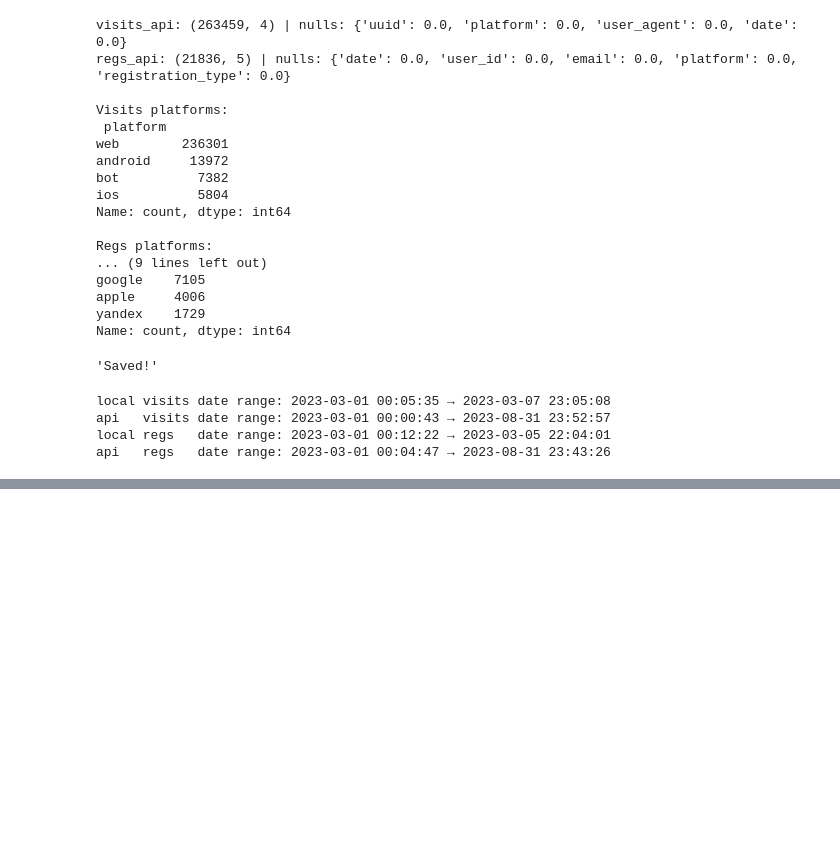
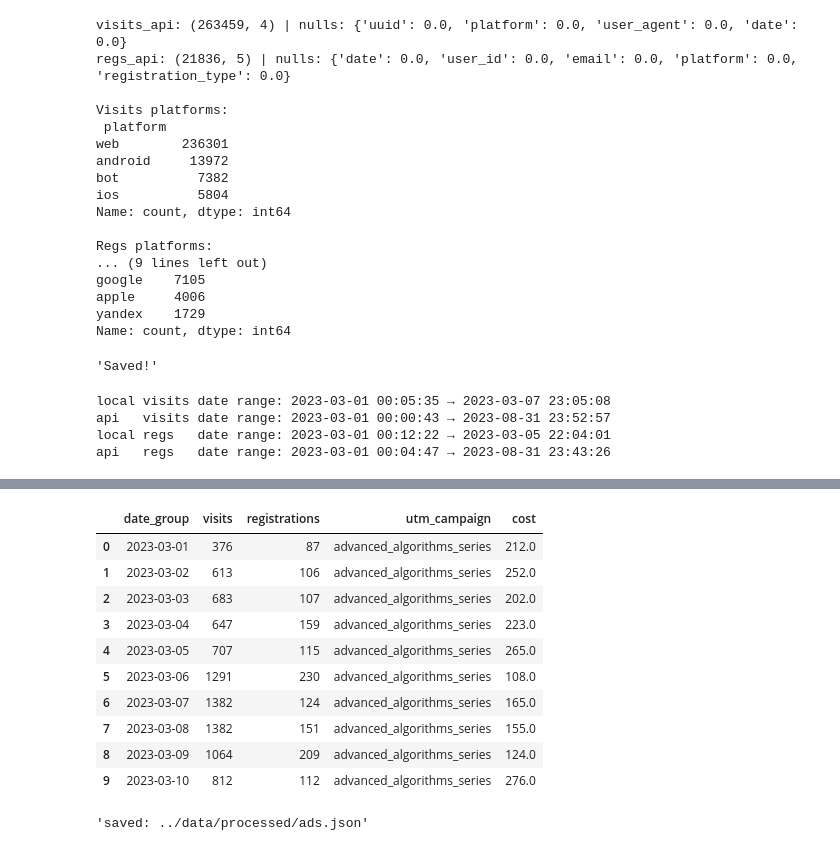
Before and after one commit to Alwson/data-analytics-project-100, a Jupyter notebook: notebooks/02_data_prep.ipynb, the cells around one changed output, grey strips where cells are left out. Cells and saved outputs as stored; diff of their text form; code cells hidden in the pictures; blank space fills up the shorter version.

```diff
--- a/notebooks/02_data_prep.ipynb
+++ b/notebooks/02_data_prep.ipynb
@@ -253,0 +314,15 @@ api   regs   date range: 2023-03-01 00:04:47 → 2023-08-31 23:43:26
+# %%
+# 1) читаем файл рекламы
+# если вдруг у тебя разделитель ; (точка с запятой), смени на: pd.read_csv("../data/raw/ads.csv", sep=";")
+ads = pd.read_csv("../data/raw/ads.csv")
+
+# 2) приведение типов/колонок
+# ожидаемые колонки: date, utm_source, utm_medium, utm_campaign, cost
+ads.columns = [c.strip().lower() for c in ads.columns]
+ads["date"] = pd.to_datetime(ads["date"], errors="coerce")
+ads["date_group"] = ads["date"].dt.date
+
+# 3) оставим только нужные поля (для задачи нам нужны дата, кампания, затраты)
+ads = ads[["date_group", "utm_campaign", "cost"]]
+
+ads.head()
@@ -253,0 +336,6 @@ api   regs   date range: 2023-03-01 00:04:47 → 2023-08-31 23:43:26
+# %%
+ads_grouped = (
+    ads.groupby(["date_group", "utm_campaign"], as_index=False)["cost"]
+       .sum()
+)
+ads_grouped.head()
@@ -253,0 +349,4 @@ api   regs   date range: 2023-03-01 00:04:47 → 2023-08-31 23:43:26
+# %%
+# если у тебя уже есть merged из предыдущего шага
+conv_daily = merged.groupby("date_group", as_index=False)[["visits", "registrations"]].sum()
+conv_daily.head()
@@ -253,0 +360,27 @@ api   regs   date range: 2023-03-01 00:04:47 → 2023-08-31 23:43:26
+# %%
+final = conv_daily.merge(ads_grouped, on="date_group", how="left")
+
+# если рекламы в этот день не было — ставим «none» и 0
+final["utm_campaign"] = final["utm_campaign"].fillna("none")
+final["cost"] = final["cost"].fillna(0)
+
+# сортируем по дате
+final = final.sort_values("date_group").reset_index(drop=True)
+final.head(10)
+# %% [output]
+|  | date_group | visits | registrations | utm_campaign | cost |
+| 0 | 2023-03-01 | 376 | 87 | advanced_algorithms_series | 212.0 |
+| 1 | 2023-03-02 | 613 | 106 | advanced_algorithms_series | 252.0 |
+| 2 | 2023-03-03 | 683 | 107 | advanced_algorithms_series | 202.0 |
+| 3 | 2023-03-04 | 647 | 159 | advanced_algorithms_series | 223.0 |
+| 4 | 2023-03-05 | 707 | 115 | advanced_algorithms_series | 265.0 |
+| 5 | 2023-03-06 | 1291 | 230 | advanced_algorithms_series | 108.0 |
+| 6 | 2023-03-07 | 1382 | 124 | advanced_algorithms_series | 165.0 |
+| 7 | 2023-03-08 | 1382 | 151 | advanced_algorithms_series | 155.0 |
+| 8 | 2023-03-09 | 1064 | 209 | advanced_algorithms_series | 124.0 |
+| 9 | 2023-03-10 | 812 | 112 | advanced_algorithms_series | 276.0 |
+# %%
+final.to_json("../data/processed/ads.json")
+"saved: ../data/processed/ads.json"
+# %% [output]
+'saved: ../data/processed/ads.json'
```
Also changed, not shown: parts of 7 cells of this notebook, 1 other file.
